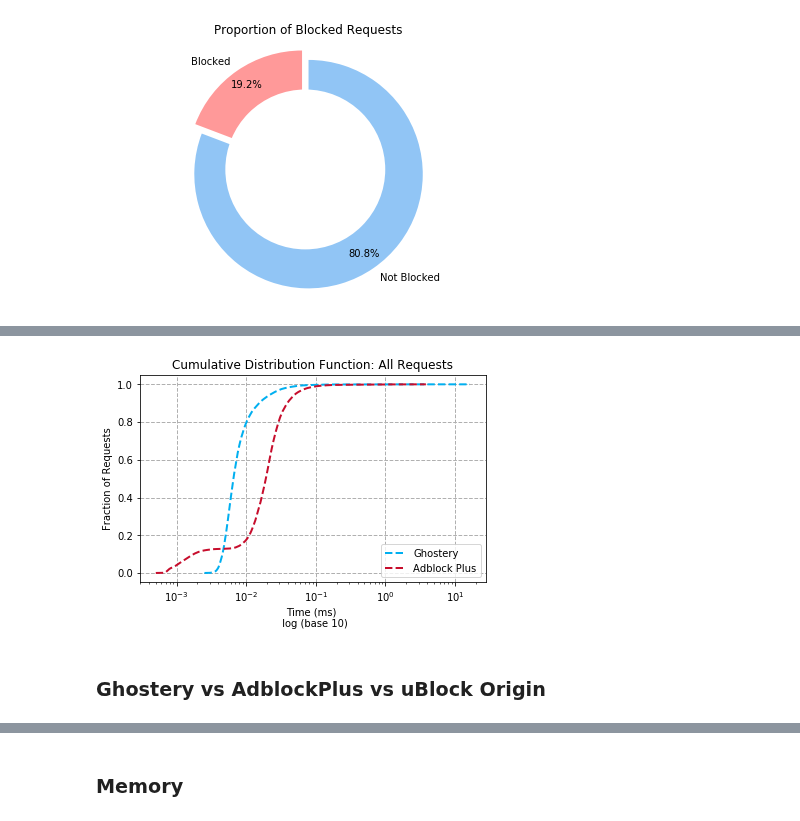
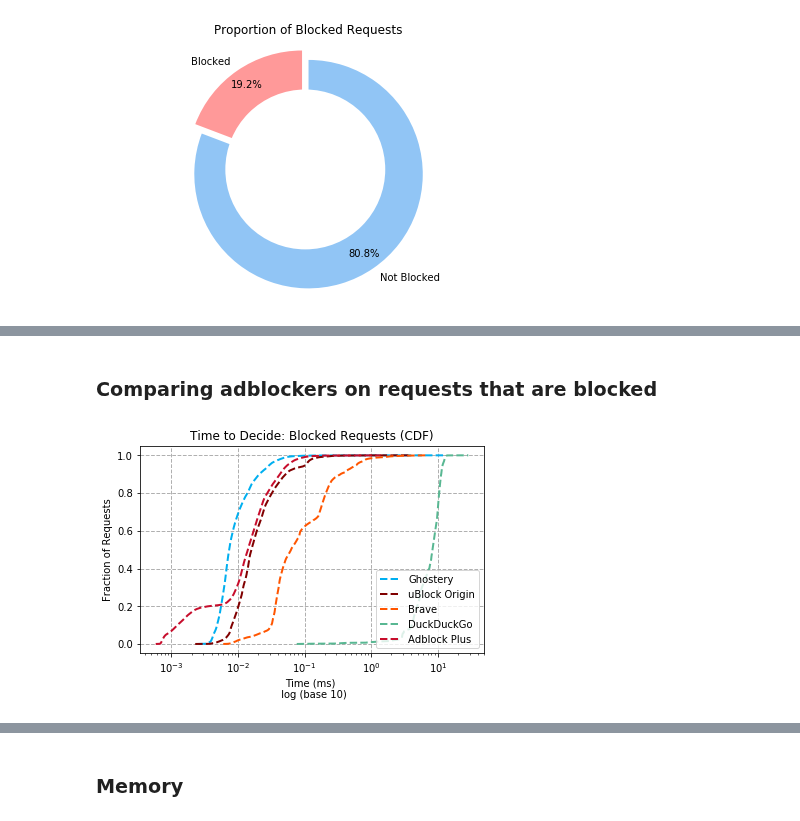
Before and after one commit to ghostery/adblocker, a Jupyter notebook: bench/comparison/comparing_adblockers.ipynb, the cells around one changed output, grey strips where cells are left out. Cells and saved outputs as stored; diff of their text form; code cells hidden in the pictures.

```diff
--- a/bench/comparison/comparing_adblockers.ipynb
+++ b/bench/comparison/comparing_adblockers.ipynb
@@ -152,6 +88,16 @@ compare(ghostery, ublock, brave, attr="all", log_x=True, log_y=False, title='Cum
+# %% [markdown]
+### Comparing adblockers on requests that are blocked
 # %%
-compare(ghostery, abp, attr="all", log_x=True, log_y=False, title='Cumulative Distribution Function: All Requests')
+compare_CDF(
+    ghostery,
+    ublock,
+    brave,
+    duck,
+    abp,
+    attr="blocked",
+    log_x=True,
+    log_y=False,
+    title='Time to Decide: Blocked Requests (CDF)'
+)
 # %% [output]
-[figure, old version]
+[figure, new version]
-# %% [markdown]
-### **Ghostery vs AdblockPlus vs uBlock Origin**
```
Also changed, not shown: parts of 38 cells of this notebook, 20 other files.
